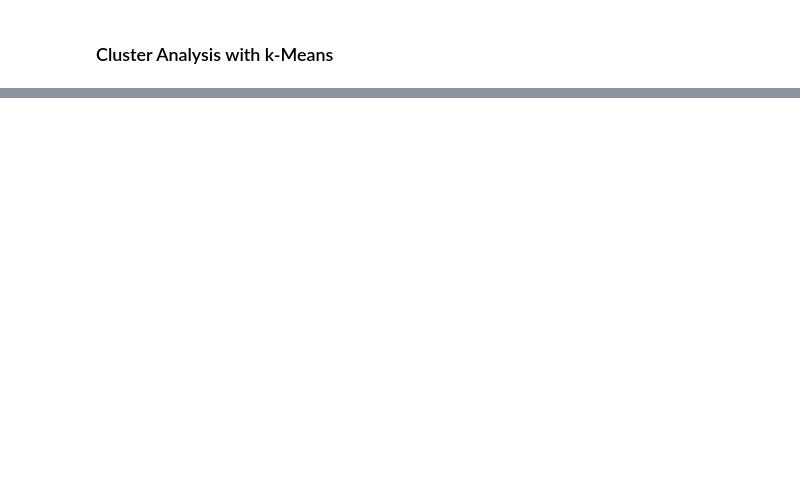
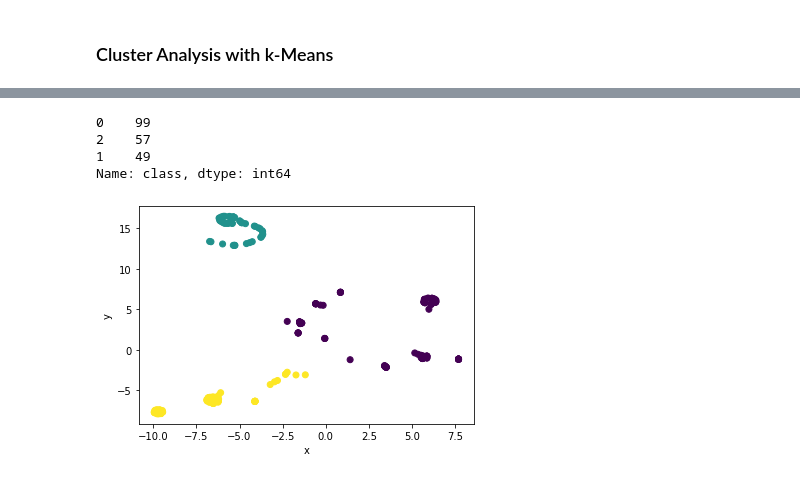
Before and after one commit to DasaSimo/Cryptocurrency-Clusters, a Jupyter notebook: crypto_clusters.ipynb, the cells around one changed output, grey strips where cells are left out. Cells and saved outputs as stored; diff of their text form; code cells hidden in the pictures; blank space fills up the shorter version.

```diff
--- a/crypto_clusters.ipynb
+++ b/crypto_clusters.ipynb
@@ -222,0 +335,18 @@ df_elbow
+# %%
+# get_clusters function
+def get_clusters(k, data):
+    model = KMeans(n_clusters=k, random_state=0)
+    model.fit(data)
+    predicition = model.predict(data)
+
+    data["class"] = model.labels_
+    return data
+# %%
+def show_clusters(df_crypto_pca):
+    plt.scatter(x=df_crypto_pca["x"], y=df_crypto_pca['y'], c=df_crypto_pca['class'])
+    plt.xlabel('x')
+    plt.ylabel('y')
+    plt.show()
+# %%
+clusters = get_clusters(3,df_crypto_pca)
+clusters
@@ -222,0 +369,11 @@ df_elbow
+# %%
+labels.value_counts()
+# %% [output]
+0    99
+2    57
+1    49
+Name: class, dtype: int64
+# %%
+show_clusters(clusters)
+# %% [output]
+[figure, added]
```
Also changed, not shown: parts of 22 cells of this notebook.
